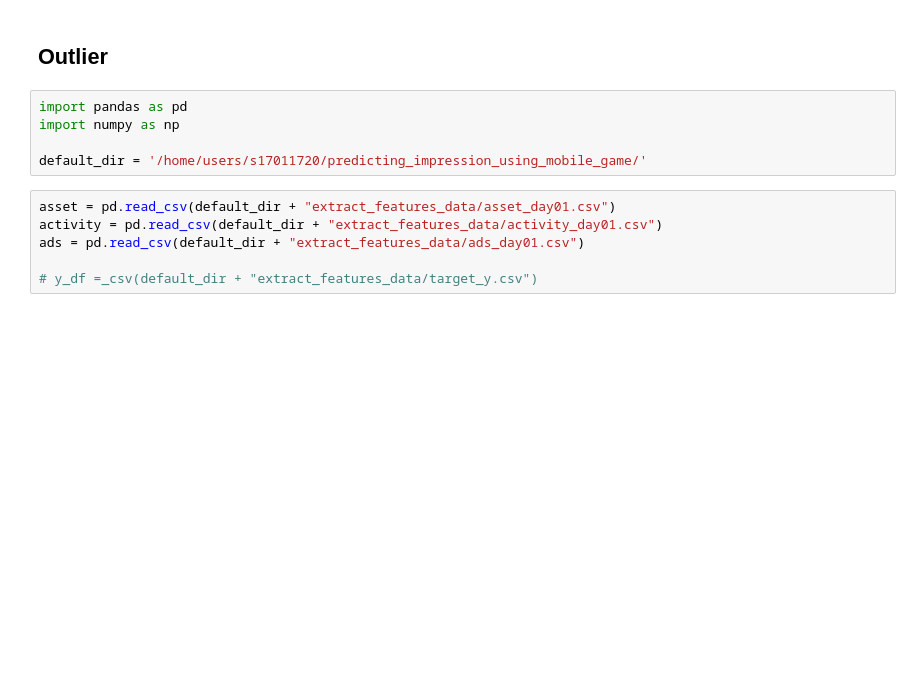
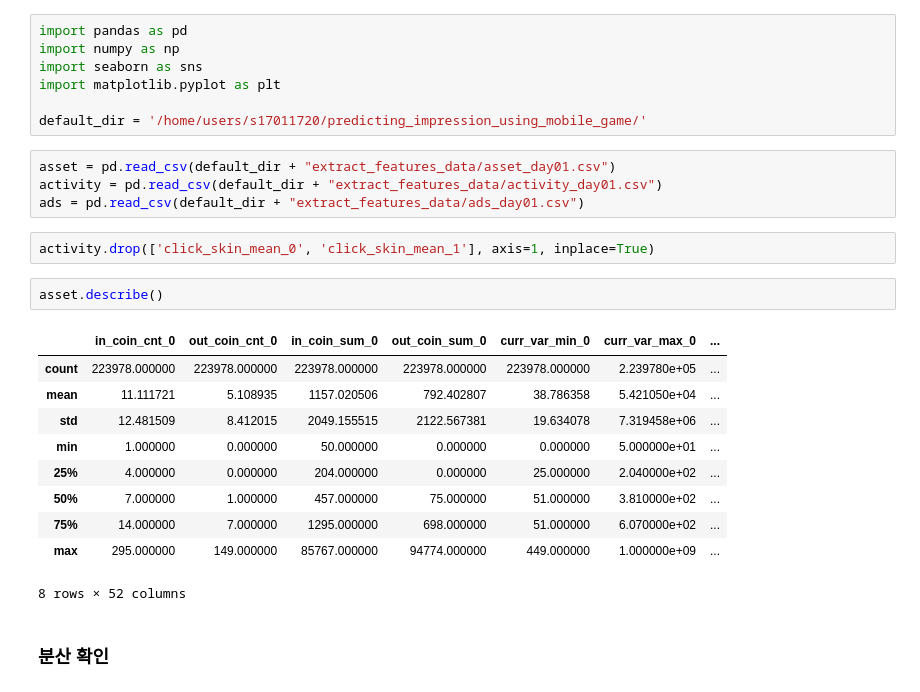
Before and after one commit to sominshim/Predicting-ad-impressions-in-mobile-game, a Jupyter notebook: jupyternotebook/3.6. Delete Outlier.ipynb, the cells around one changed output. Drawn from its saved outputs; the diff is of its cells as text; blank space fills up the shorter version.

```diff
--- a/jupyternotebook/3.6. Delete Outlier.ipynb
+++ b/jupyternotebook/3.6. Delete Outlier.ipynb
@@ -1,13 +1,28 @@
-# %% [markdown]
-## Outlier
 # %%
 import pandas as pd
 import numpy as np
+import seaborn as sns
+import matplotlib.pyplot as plt
 
 default_dir = '/home/users/s17011720/predicting_impression_using_mobile_game/'
 # %%
 asset = pd.read_csv(default_dir + "extract_features_data/asset_day01.csv")
 activity = pd.read_csv(default_dir + "extract_features_data/activity_day01.csv")
 ads = pd.read_csv(default_dir + "extract_features_data/ads_day01.csv")
-
-# y_df =_csv(default_dir + "extract_features_data/target_y.csv")
+# %%
+activity.drop(['click_skin_mean_0', 'click_skin_mean_1'], axis=1, inplace=True)
+# %%
+asset.describe()
+# %% [output]
+|  | in_coin_cnt_0 | out_coin_cnt_0 | in_coin_sum_0 | out_coin_sum_0 | curr_var_min_0 | curr_var_max_0 | ... |
+| count | 223978.000000 | 223978.000000 | 223978.000000 | 223978.000000 | 223978.000000 | 2.239780e+05 | ... |
+| mean | 11.111721 | 5.108935 | 1157.020506 | 792.402807 | 38.786358 | 5.421050e+04 | ... |
+| std | 12.481509 | 8.412015 | 2049.155515 | 2122.567381 | 19.634078 | 7.319458e+06 | ... |
+| min | 1.000000 | 0.000000 | 50.000000 | 0.000000 | 0.000000 | 5.000000e+01 | ... |
+| 25% | 4.000000 | 0.000000 | 204.000000 | 0.000000 | 25.000000 | 2.040000e+02 | ... |
+| 50% | 7.000000 | 1.000000 | 457.000000 | 75.000000 | 51.000000 | 3.810000e+02 | ... |
+| 75% | 14.000000 | 7.000000 | 1295.000000 | 698.000000 | 51.000000 | 6.070000e+02 | ... |
+| max | 295.000000 | 149.000000 | 85767.000000 | 94774.000000 | 449.000000 | 1.000000e+09 | ... |
+8 rows × 52 columns
+# %% [markdown]
+### 분산  확인
```
Also changed, not shown: parts of 25 cells of this notebook, 2 other files.
